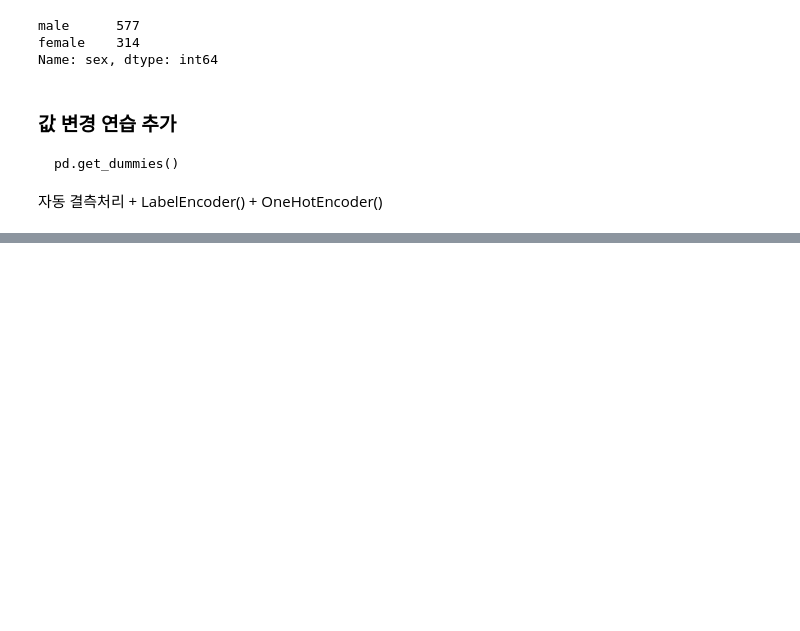
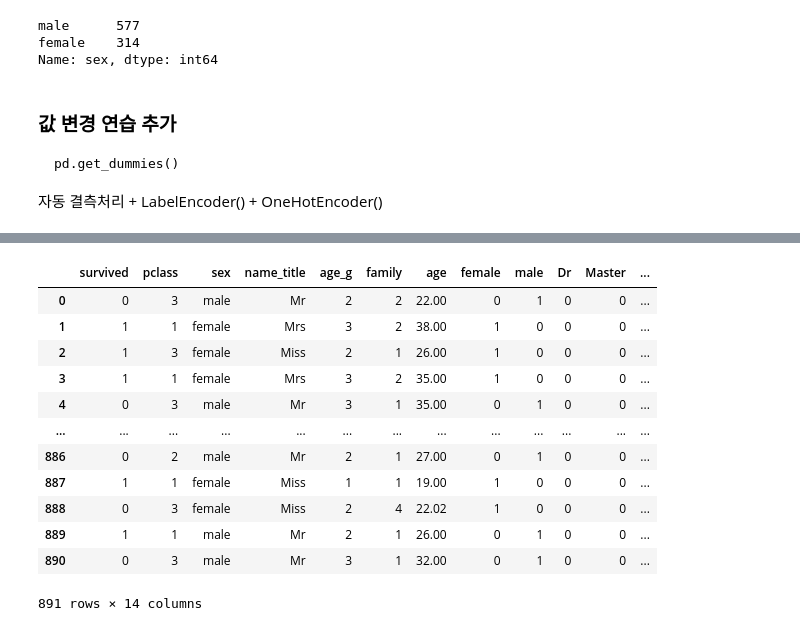
Before and after one commit to kkh1158/lecture, a Jupyter notebook: titanic/lec_titanic.ipynb, the cells around one changed output, grey strips where cells are left out. Drawn from its saved outputs; the diff is of its cells as text; code cells hidden in the pictures; blank space fills up the shorter version.

```diff
--- a/titanic/lec01_titanic.ipynb
+++ b/titanic/lec_titanic.ipynb
@@ -1174,0 +1228,17 @@ train.head()
+# %%
+# pd.get_dummies()
+pd.concat([train, pd.concat([pd.get_dummies(train['sex']), pd.get_dummies(train['name_title'])], axis=1)], axis=1)
+# %% [output]
+|  | survived | pclass | sex | name_title | age_g | family | age | female | male | Dr | Master | ... |
+| 0 | 0 | 3 | male | Mr | 2 | 2 | 22.00 | 0 | 1 | 0 | 0 | ... |
+| 1 | 1 | 1 | female | Mrs | 3 | 2 | 38.00 | 1 | 0 | 0 | 0 | ... |
+| 2 | 1 | 3 | female | Miss | 2 | 1 | 26.00 | 1 | 0 | 0 | 0 | ... |
+| 3 | 1 | 1 | female | Mrs | 3 | 2 | 35.00 | 1 | 0 | 0 | 0 | ... |
+| 4 | 0 | 3 | male | Mr | 3 | 1 | 35.00 | 0 | 1 | 0 | 0 | ... |
+| ... | ... | ... | ... | ... | ... | ... | ... | ... | ... | ... | ... | ... |
+| 886 | 0 | 2 | male | Mr | 2 | 1 | 27.00 | 0 | 1 | 0 | 0 | ... |
+| 887 | 1 | 1 | female | Miss | 1 | 1 | 19.00 | 1 | 0 | 0 | 0 | ... |
+| 888 | 0 | 3 | female | Miss | 2 | 4 | 22.02 | 1 | 0 | 0 | 0 | ... |
+| 889 | 1 | 1 | male | Mr | 2 | 1 | 26.00 | 0 | 1 | 0 | 0 | ... |
+| 890 | 0 | 3 | male | Mr | 3 | 1 | 32.00 | 0 | 1 | 0 | 0 | ... |
+891 rows × 14 columns
```
Also changed, not shown: parts of 12 cells of this notebook, 3 other files.
